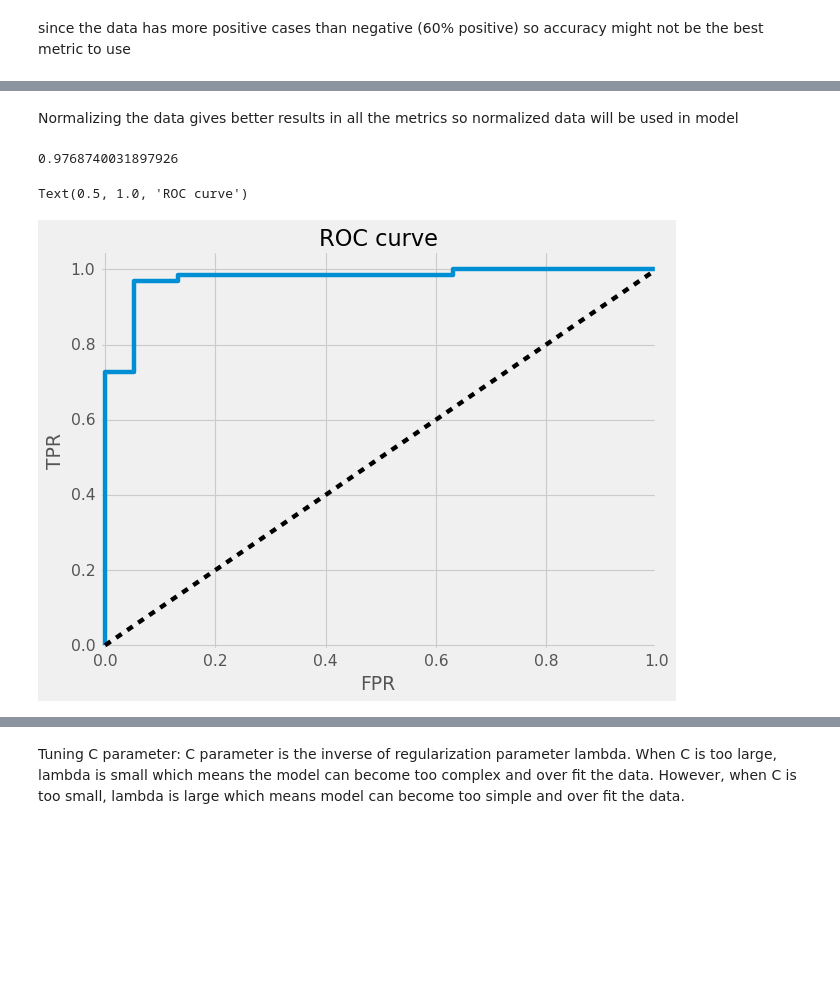
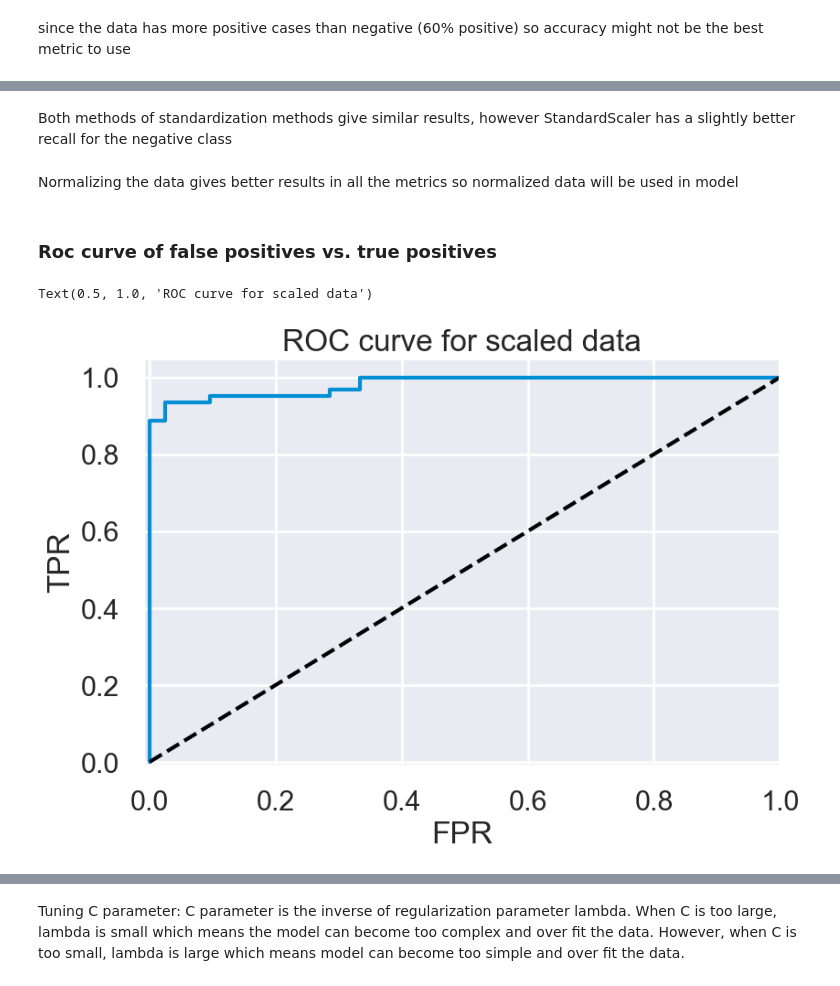
Before and after one commit to rime11/springboard, a Jupyter notebook: capstone_2_diabetes/data processing/preprocessing_modeling.ipynb, the cells around one changed output, grey strips where cells are left out. Drawn from its saved outputs; the diff is of its cells as text; code cells hidden in the pictures; blank space fills up the shorter version.

```diff
--- a/capstone_2_diabetes/data processing/preprocessing_modeling.ipynb
+++ b/capstone_2_diabetes/data processing/preprocessing_modeling.ipynb
@@ -206,3 +191,0 @@ X_minmax.head()
-# %%
-X_train_s, X_test_s,y_train,y_test = train_test_split(X_scaled,y,test_size = 0.20,random_state = 123)
-X_train_minmax,X_test_minmax,y_train,y_test= train_test_split(X_minmax,y,test_size = 0.20,random_state = 123)
@@ -216,0 +192,6 @@ X_train_minmax.shape,y_train.shape,X_test_minmax.shape,y_test.shape
+# %%
+#copy X_train and X_test to see which of standardscaler or minmaxscaler works better
+#X_train_ss and X_test_ss will be used for standardscaler and X_train, X_test will be used for minmax
+X_train_ss = X_train.copy()
+X_test_ss = X_test.copy()
+X_train.head()
@@ -216,0 +205,6 @@ X_train_minmax.shape,y_train.shape,X_test_minmax.shape,y_test.shape
+# %%
+#try both scaling and standardizing
+ss = StandardScaler()
+ss.fit(X_train_ss[['Age']])
+X_train_ss[['Age']] = ss.transform(X_train_ss[['Age']])
+X_test_ss[['Age']] = ss.transform(X_test_ss[['Age']])
@@ -219,6 +274,7 @@ X_train_minmax.shape,y_train.shape,X_test_minmax.shape,y_test.shape
 # %%
 from sklearn.linear_model import LogisticRegression
 # %%
-#logistic regression with default settings of C=1, and l2 regularizaion
-lr = LogisticRegression()
-model = lr.fit(X_train_s,y_train)
+#fit logistic regression with default settings of C=1, and l2 regularizaion  to scaled data and predict
+lr_1 = LogisticRegression()
+model_ss = lr_1.fit(X_train_ss,y_train)
+y_pred_ss = model_ss.predict(X_test_ss)
@@ -295,20 +347,23 @@ weighted avg       0.94      0.94      0.94       104
+# %% [markdown]
+Both methods of standardization methods give similar results, however StandardScaler has a slightly better recall for the negative class
 # %% [markdown]
 Normalizing the data gives better results in all the metrics so normalized data will be used in model
-# %%
-y_pred_proba = model.predict_proba(X_test_minmax)[:,1]
-
-fp,tp,threshold = roc_curve(y_test,y_pred_proba)
-roc_auc_score(y_test,y_pred_proba)
-# %% [output]
-0.9768740031897926
+# %% [markdown]
+
+
+### Roc curve of false positives vs. true positives
 # %%
+
+y_pred_proba_ss = model_ss.predict_proba(X_test_ss)[:,1]
+fp,tp,threshold = roc_curve(y_test,y_pred_proba_ss)
+
 plt.plot(fp,tp)
 plt.plot([0,1],[0,1],linestyle='--', c='k')
 plt.xlabel('FPR')
 plt.ylabel('TPR')
 plt.xlim([-0.01,1])
 plt.ylim([-0.01,1.05])
-plt.title('ROC curve')
+plt.title('ROC curve for scaled data')
 # %% [output]
-Text(0.5, 1.0, 'ROC curve')
+Text(0.5, 1.0, 'ROC curve for scaled data')
-[figure, old version]
+[figure, new version]
```
Also changed, not shown: parts of 97 cells of this notebook.
